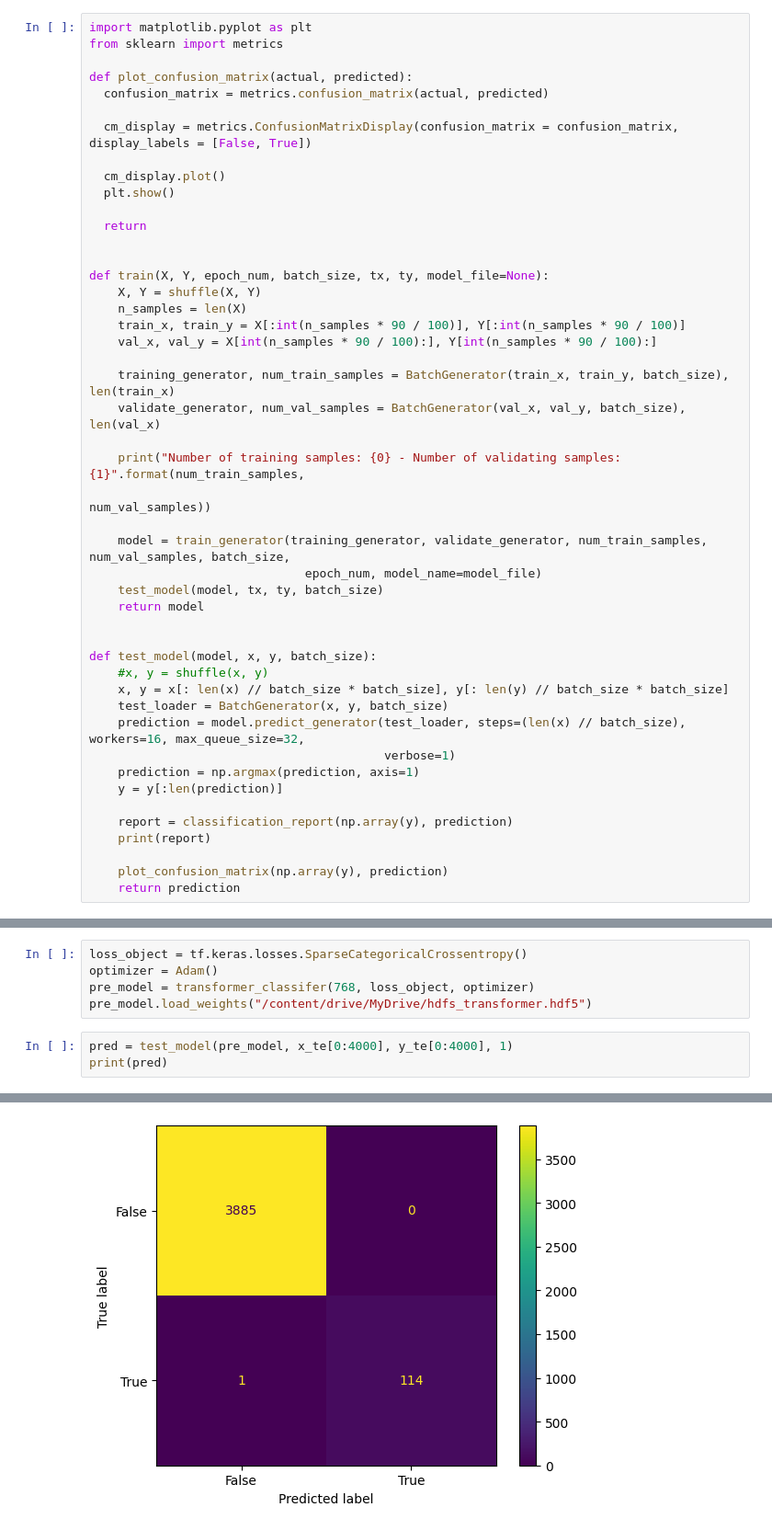
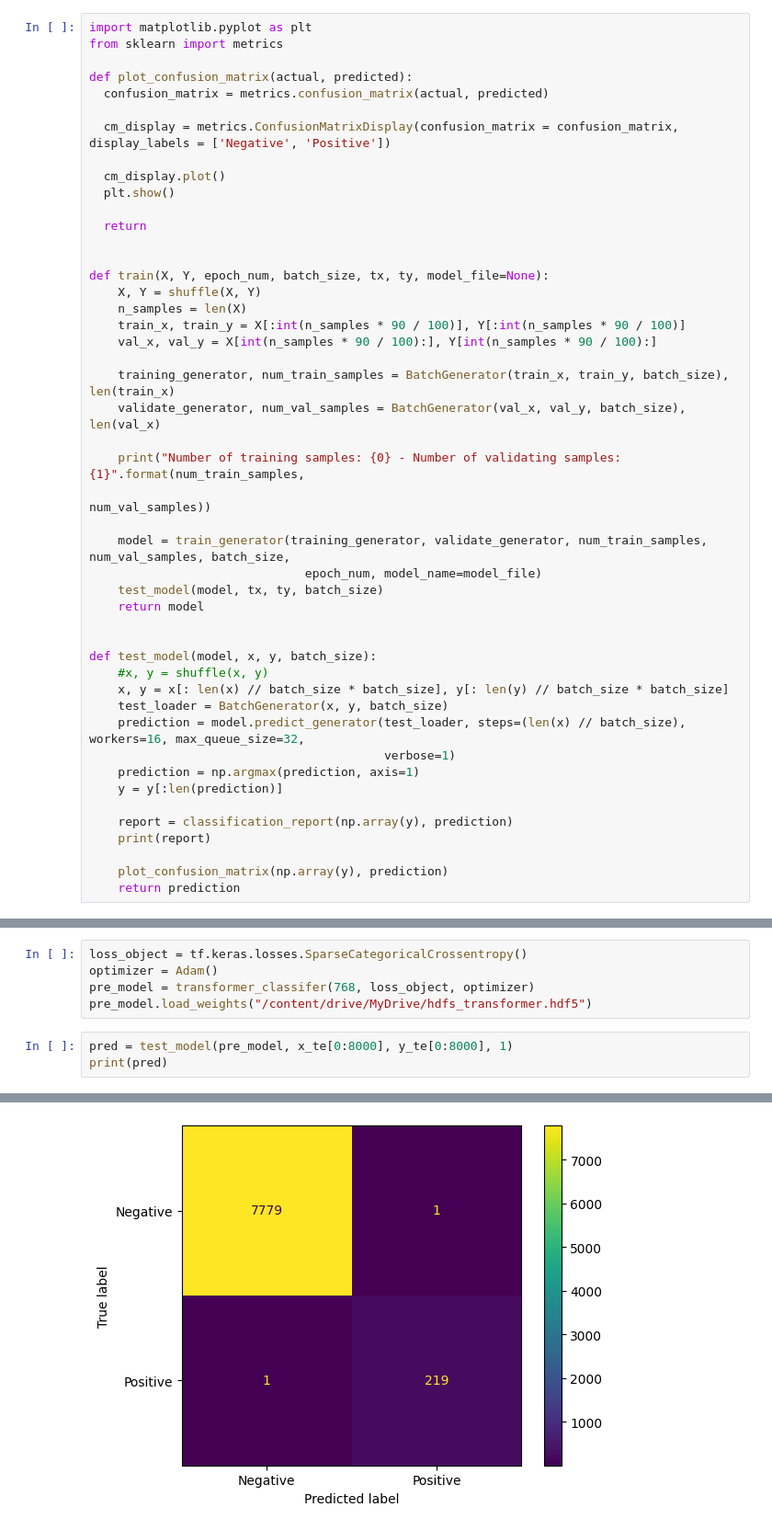
Before and after one commit to radical-p/NeuralLog, a Jupyter notebook: Transformer_based_Classification.ipynb, the cells around one changed output, grey strips where cells are left out. Shown at 92% size. Cells and saved outputs as stored; diff of their text form.

```diff
--- a/Transformer_based_Classification.ipynb
+++ b/Transformer_based_Classification.ipynb
@@ -244,7 +242,7 @@ from sklearn import metrics
 def plot_confusion_matrix(actual, predicted):
   confusion_matrix = metrics.confusion_matrix(actual, predicted)
 
-  cm_display = metrics.ConfusionMatrixDisplay(confusion_matrix = confusion_matrix, display_labels = [False, True])
+  cm_display = metrics.ConfusionMatrixDisplay(confusion_matrix = confusion_matrix, display_labels = ['Negative', 'Positive'])
 
   cm_display.plot()
   plt.show()
@@ -345,6 +338,6 @@ optimizer = Adam()
 pre_model = transformer_classifer(768, loss_object, optimizer)
 pre_model.load_weights("/content/drive/MyDrive/hdfs_transformer.hdf5")
 # %%
-pred = test_model(pre_model, x_te[0:4000], y_te[0:4000], 1)
+pred = test_model(pre_model, x_te[0:8000], y_te[0:8000], 1)
 print(pred)
 # %% [output]
@@ -360,4 +353,4 @@ weighted avg       1.00      1.00      1.00      4000
-[figure, old version]
+[figure, new version]
 [0 0 0 ... 0 0 0]
 # %%
 pip install shap
```
Also changed, not shown: parts of 7 cells of this notebook.
